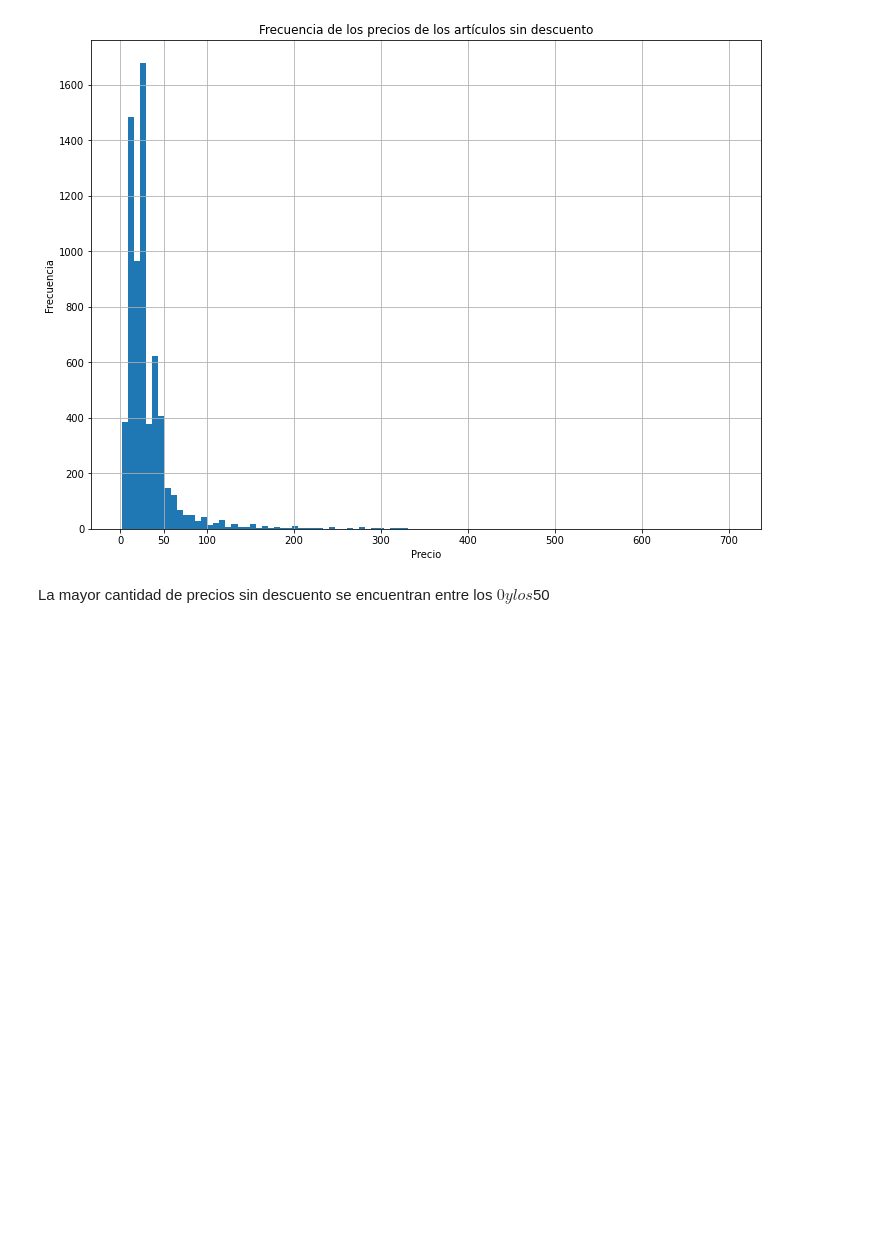
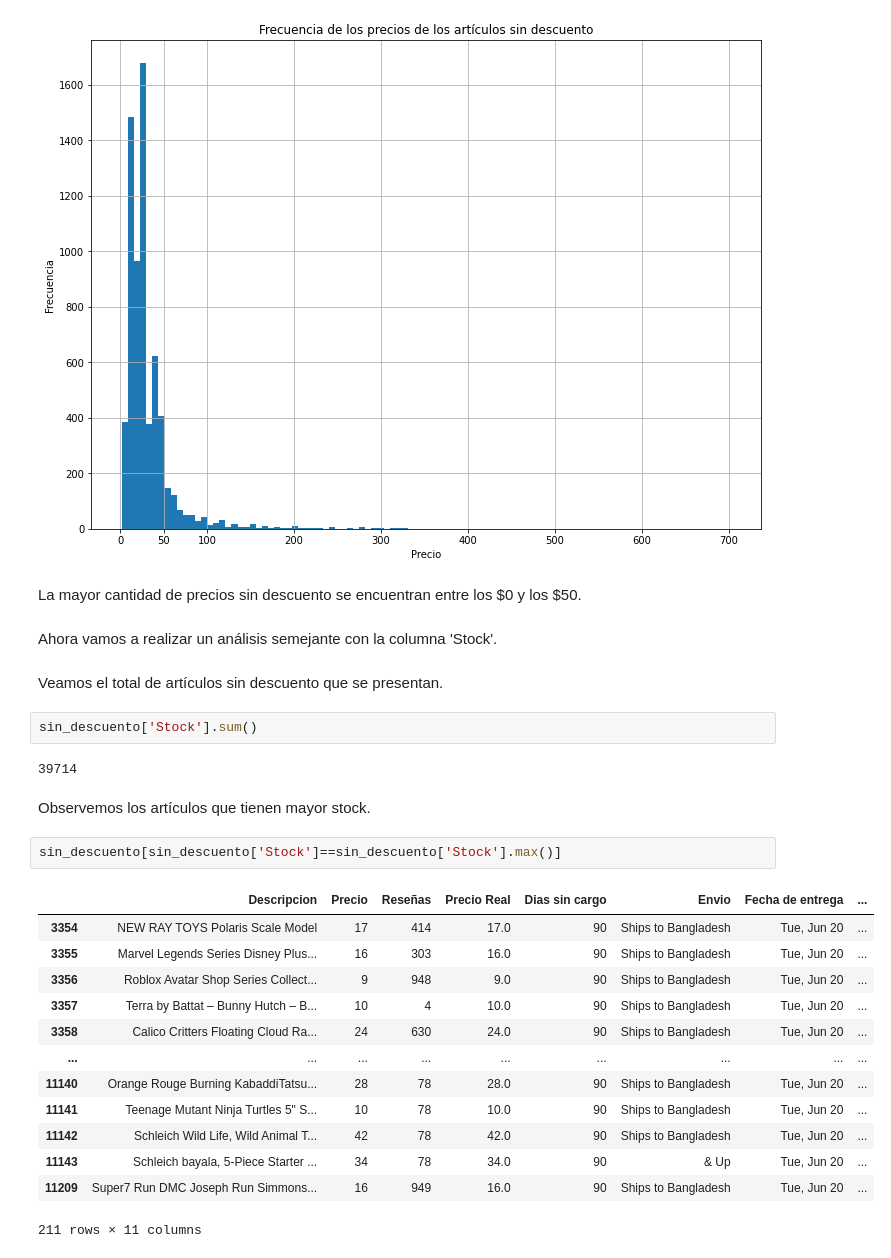
Before and after one commit to Estani94/Limpieza-y-EDA-Dataset-Amazon, a Jupyter notebook: EDA_amazon.ipynb, the cells around one changed output. Saved outputs shown, nothing was run; the diff lists cells and outputs as text; blank space fills up the shorter version.

```diff
--- a/EDA_amazon.ipynb
+++ b/EDA_amazon.ipynb
@@ -223,4 +223,30 @@ plt.show()
 # %% [output]
 [figure]
 # %% [markdown]
-La mayor cantidad de precios sin descuento se encuentran entre los $0 y los $50
+La mayor cantidad de precios sin descuento se encuentran entre los \$0 y los \$50.
+# %% [markdown]
+Ahora vamos a realizar un análisis semejante con la columna 'Stock'.
+# %% [markdown]
+Veamos el total de artículos sin descuento que se presentan.
+# %%
+sin_descuento['Stock'].sum()
+# %% [output]
+39714
+# %% [markdown]
+Observemos los artículos que tienen mayor stock.
+# %%
+sin_descuento[sin_descuento['Stock']==sin_descuento['Stock'].max()]
+# %% [output]
+|  | Descripcion | Precio | Reseñas | Precio Real | Dias sin cargo | Envio | Fecha de entrega | ... |
+| 3354 | NEW RAY TOYS Polaris Scale Model | 17 | 414 | 17.0 | 90 | Ships to Bangladesh | Tue, Jun 20 | ... |
+| 3355 | Marvel Legends Series Disney Plus... | 16 | 303 | 16.0 | 90 | Ships to Bangladesh | Tue, Jun 20 | ... |
+| 3356 | Roblox Avatar Shop Series Collect... | 9 | 948 | 9.0 | 90 | Ships to Bangladesh | Tue, Jun 20 | ... |
+| 3357 | Terra by Battat – Bunny Hutch – B... | 10 | 4 | 10.0 | 90 | Ships to Bangladesh | Tue, Jun 20 | ... |
+| 3358 | Calico Critters Floating Cloud Ra... | 24 | 630 | 24.0 | 90 | Ships to Bangladesh | Tue, Jun 20 | ... |
+| ... | ... | ... | ... | ... | ... | ... | ... | ... |
+| 11140 | Orange Rouge Burning KabaddiTatsu... | 28 | 78 | 28.0 | 90 | Ships to Bangladesh | Tue, Jun 20 | ... |
+| 11141 | Teenage Mutant Ninja Turtles 5" S... | 10 | 78 | 10.0 | 90 | Ships to Bangladesh | Tue, Jun 20 | ... |
+| 11142 | Schleich Wild Life, Wild Animal T... | 42 | 78 | 42.0 | 90 | Ships to Bangladesh | Tue, Jun 20 | ... |
+| 11143 | Schleich bayala, 5-Piece Starter ... | 34 | 78 | 34.0 | 90 | & Up | Tue, Jun 20 | ... |
+| 11209 | Super7 Run DMC Joseph Run Simmons... | 16 | 949 | 16.0 | 90 | Ships to Bangladesh | Tue, Jun 20 | ... |
+211 rows × 11 columns
```
Also changed, not shown: parts of 4 cells of this notebook.
